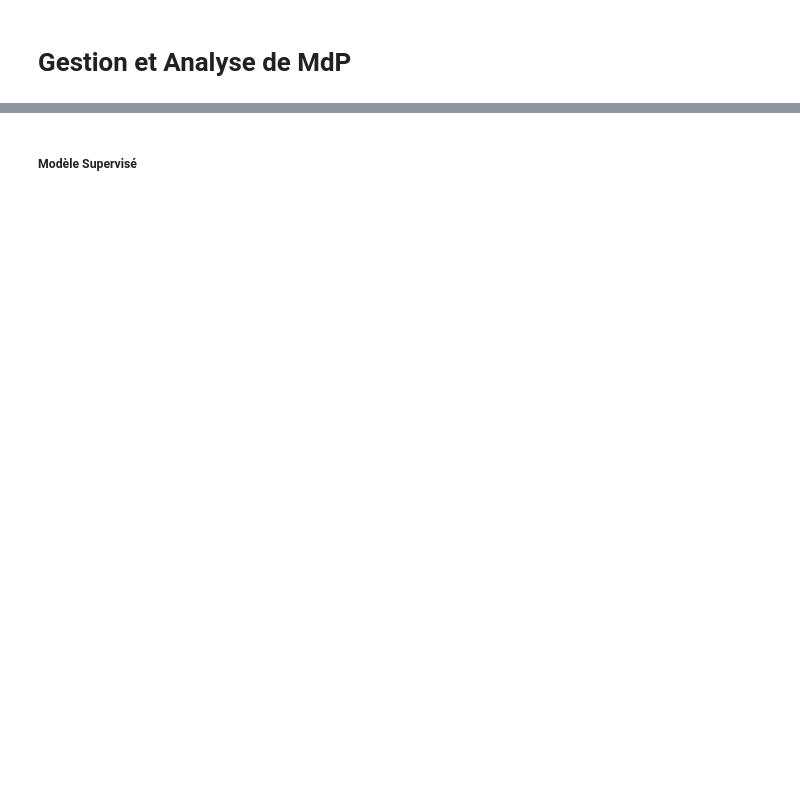
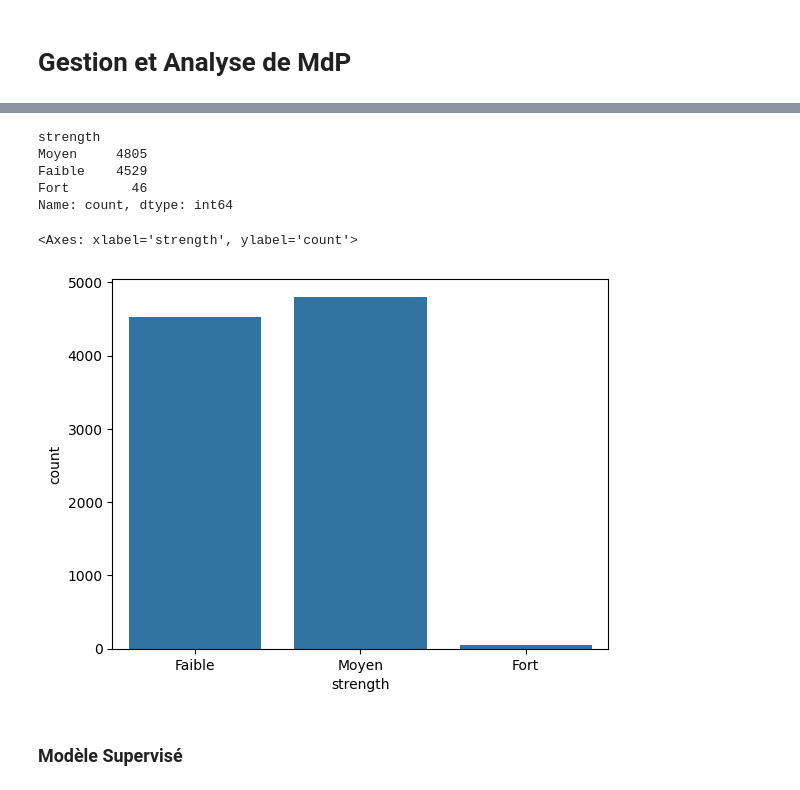
Before and after one commit to ValerieLav/SI-Gestion-et-Analyse-MDP, a Jupyter notebook: net.ipynb, the cells around one changed output, grey strips where cells are left out. Saved outputs shown, nothing was run; the diff lists cells and outputs as text; code cells hidden in the pictures; blank space fills up the shorter version.

```diff
--- a/net.ipynb
+++ b/net.ipynb
@@ -32,2 +129,15 @@ print(df)
+# %%
+df["strength"].value_counts()
+# %% [output]
+strength
+Moyen     4805
+Faible    4529
+Fort        46
+Name: count, dtype: int64
+# %%
+sns.countplot(x = 'strength', data = df)
+# %% [output]
+<Axes: xlabel='strength', ylabel='count'>
+[figure, added]
 # %% [markdown]
-##### Modèle Supervisé
+### Modèle Supervisé
```
Also changed, not shown: parts of 17 cells of this notebook, 4 other files.
